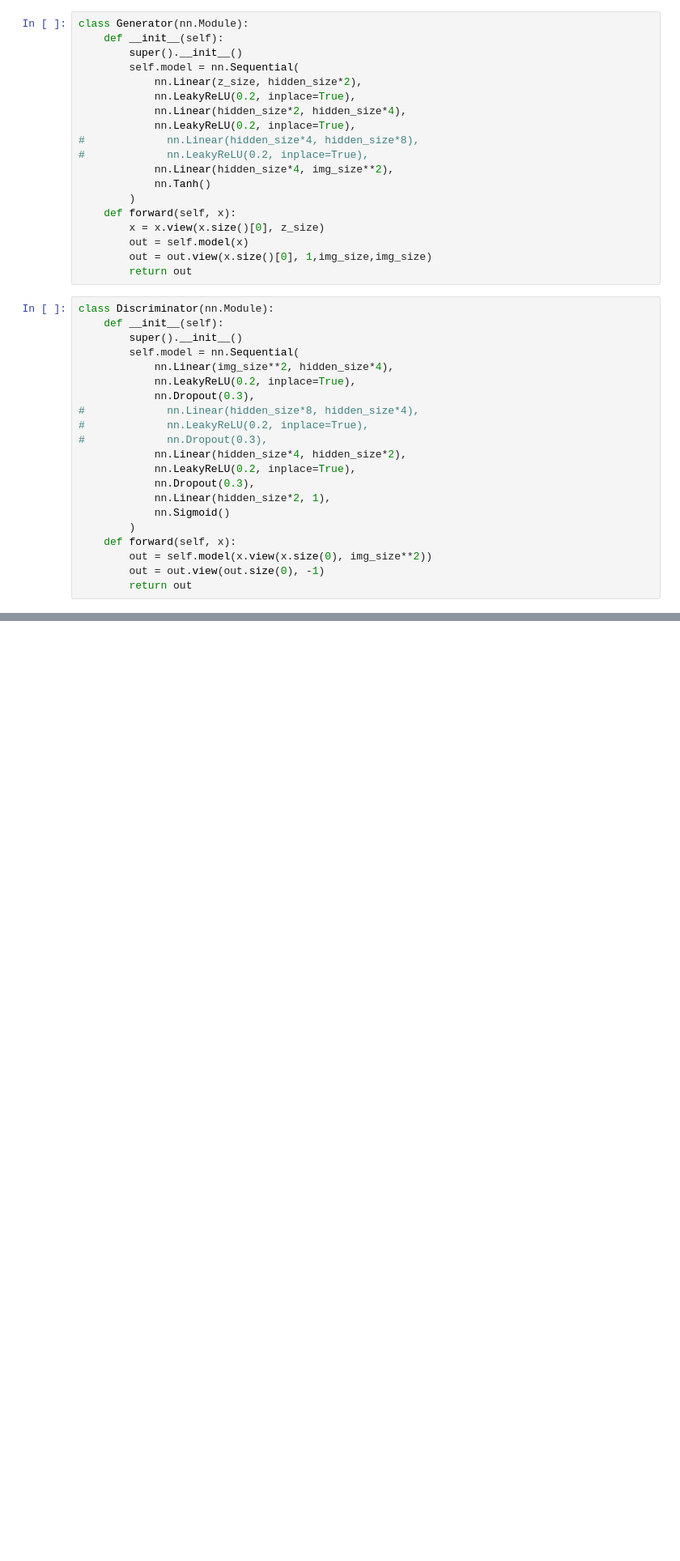
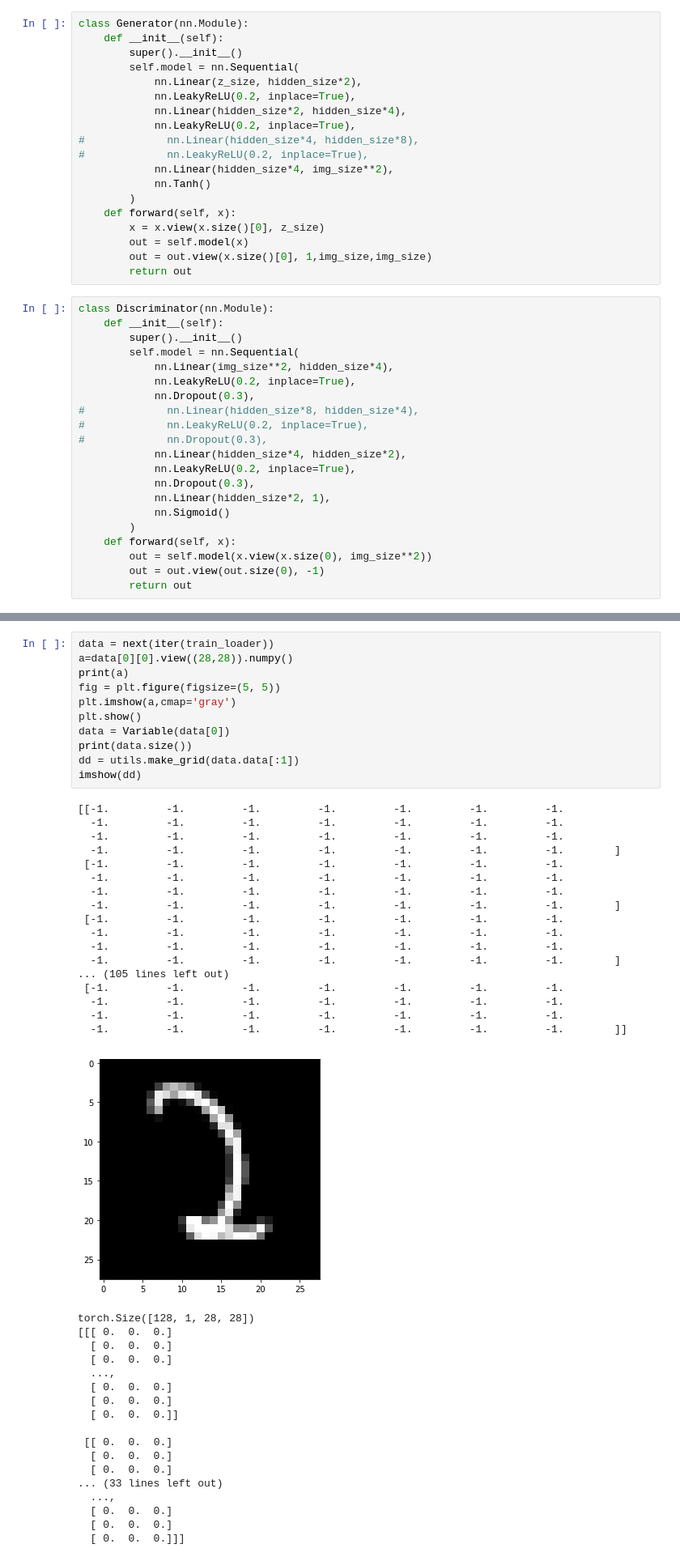
Before and after one commit to Adoni/GANs, a Jupyter notebook: GAN.ipynb, the cells around one changed output, grey strips where cells are left out. Shown: that part at 81% size. Cells and saved outputs as stored; diff of their text form; blank space fills up the shorter version.

```diff
--- a/GAN.ipynb
+++ b/GAN.ipynb
@@ -154,0 +160,47 @@ torch.Size([3, 62, 242])
+# %%
+data = next(iter(train_loader))
+a=data[0][0].view((28,28)).numpy()
+print(a)
+fig = plt.figure(figsize=(5, 5))
+plt.imshow(a,cmap='gray')
+plt.show()
+data = Variable(data[0])
+print(data.size())
+dd = utils.make_grid(data.data[:1])
+imshow(dd)
+# %% [output]
+[[-1.         -1.         -1.         -1.         -1.         -1.         -1.
+  -1.         -1.         -1.         -1.         -1.         -1.         -1.
+  -1.         -1.         -1.         -1.         -1.         -1.         -1.
+  -1.         -1.         -1.         -1.         -1.         -1.         -1.        ]
+ [-1.         -1.         -1.         -1.         -1.         -1.         -1.
+  -1.         -1.         -1.         -1.         -1.         -1.         -1.
+  -1.         -1.         -1.         -1.         -1.         -1.         -1.
+  -1.         -1.         -1.         -1.         -1.         -1.         -1.        ]
+ [-1.         -1.         -1.         -1.         -1.         -1.         -1.
+  -1.         -1.         -1.         -1.         -1.         -1.         -1.
+  -1.         -1.         -1.         -1.         -1.         -1.         -1.
+  -1.         -1.         -1.         -1.         -1.         -1.         -1.        ]
+... (105 lines left out)
+ [-1.         -1.         -1.         -1.         -1.         -1.         -1.
+  -1.         -1.         -1.         -1.         -1.         -1.         -1.
+  -1.         -1.         -1.         -1.         -1.         -1.         -1.
+  -1.         -1.         -1.         -1.         -1.         -1.         -1.        ]]
+[figure, added]
+torch.Size([128, 1, 28, 28])
+[[[ 0.  0.  0.]
+  [ 0.  0.  0.]
+  [ 0.  0.  0.]
+  ...,
+  [ 0.  0.  0.]
+  [ 0.  0.  0.]
+  [ 0.  0.  0.]]
+
+ [[ 0.  0.  0.]
+  [ 0.  0.  0.]
+  [ 0.  0.  0.]
+... (33 lines left out)
+  ...,
+  [ 0.  0.  0.]
+  [ 0.  0.  0.]
+  [ 0.  0.  0.]]]
```
Also changed, not shown: parts of 3 cells of this notebook, 2 other files.
